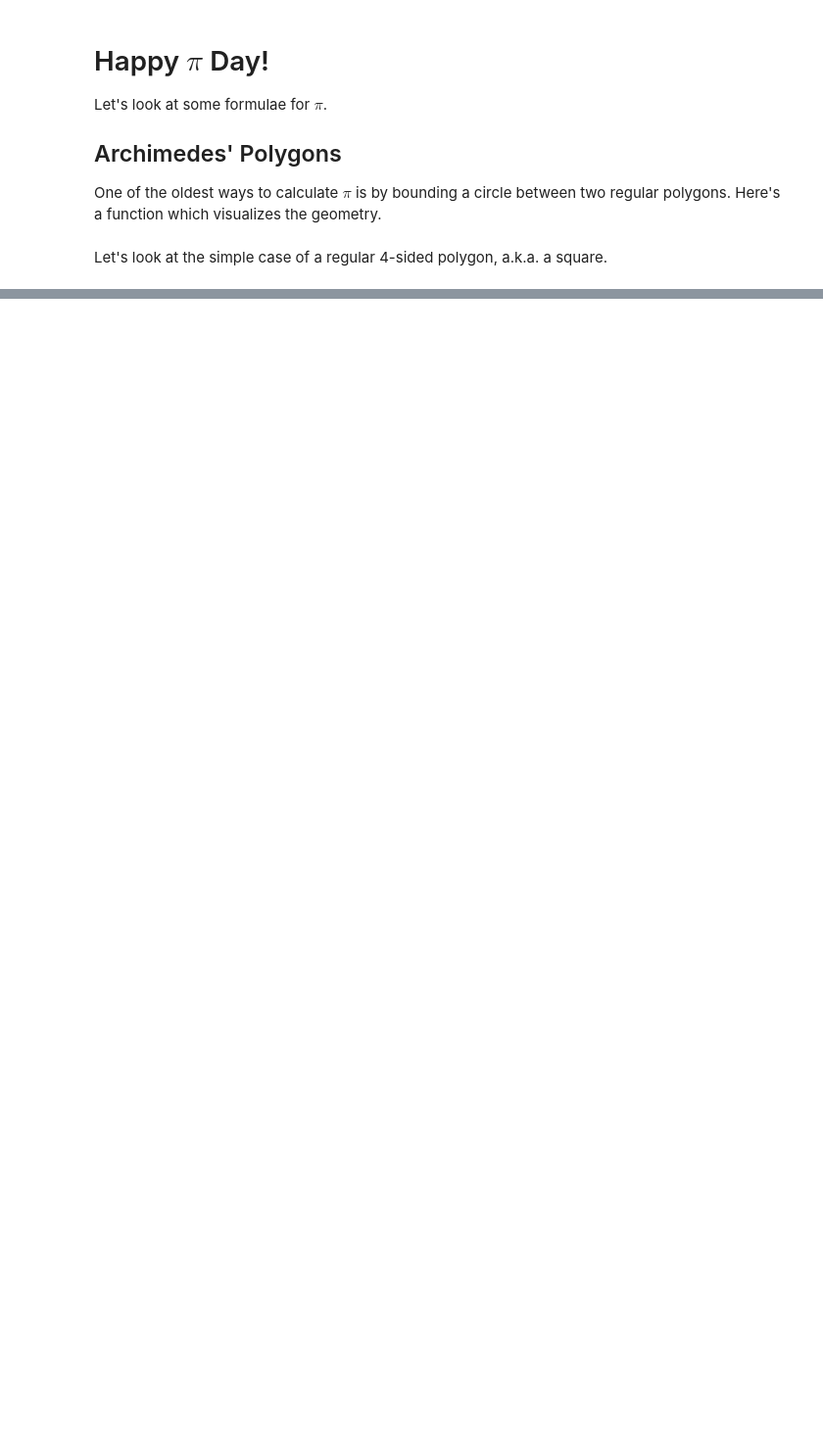
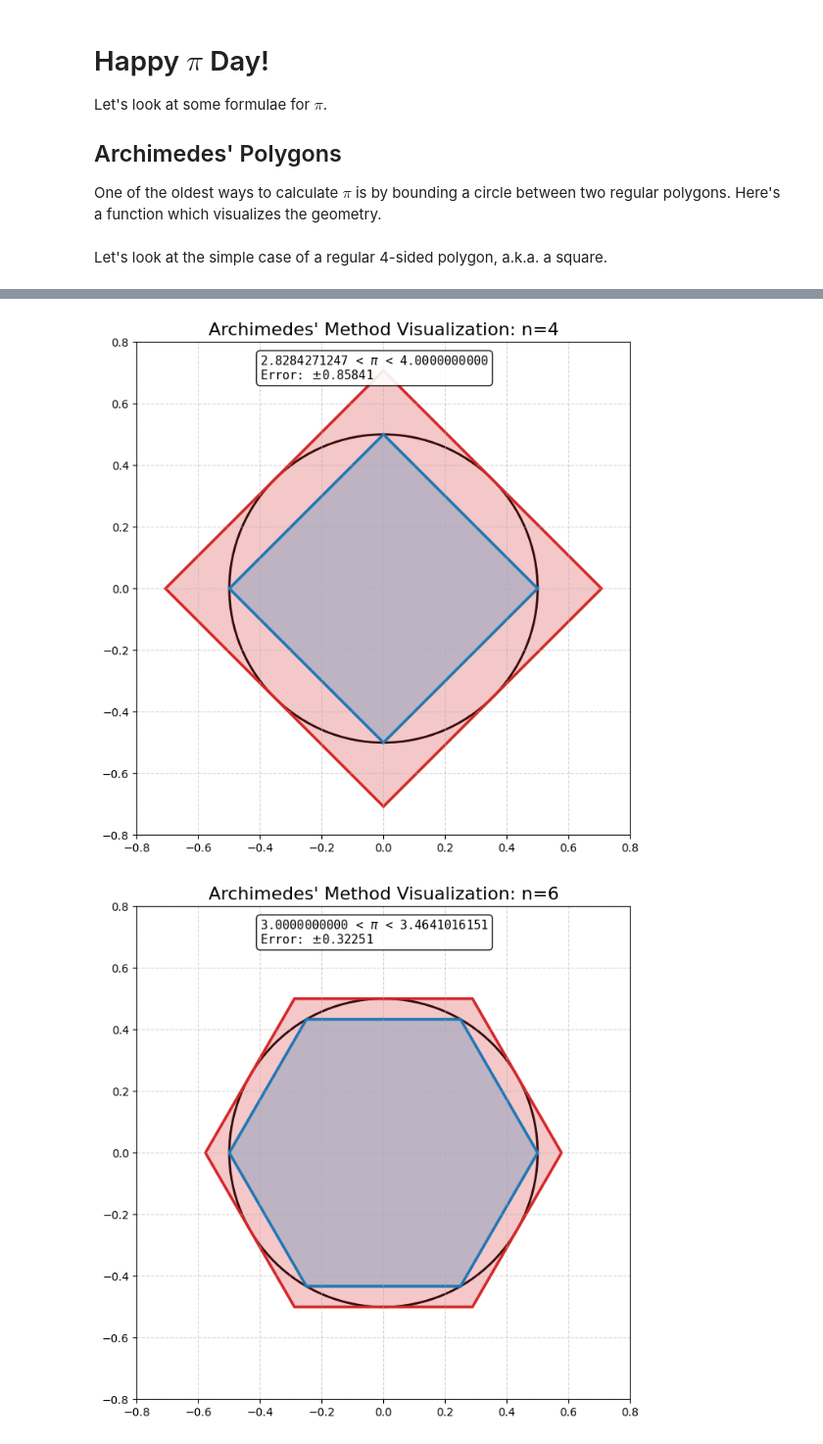
Before and after one commit to ConnorMcCranie/Random_Projects, a Jupyter notebook: Pi_Day/pi_day.ipynb, the cells around one changed output, grey strips where cells are left out. Shown at 98% size. Saved outputs shown, nothing was run; the diff lists cells and outputs as text; code cells hidden in the pictures; blank space fills up the shorter version.

```diff
--- a/Pi_Day/pi_day.ipynb
+++ b/Pi_Day/pi_day.ipynb
@@ -107,0 +116,7 @@ visualize_archimedes_method(4)
+# %%
+visualize_archimedes_method(4, show_text=True)
+visualize_archimedes_method(6, show_text=True)
+visualize_archimedes_method(12, show_text=True)
+# %% [output]
+[figure, added]
+[figure, added]
```
Also changed, not shown: parts of 9 cells of this notebook.
